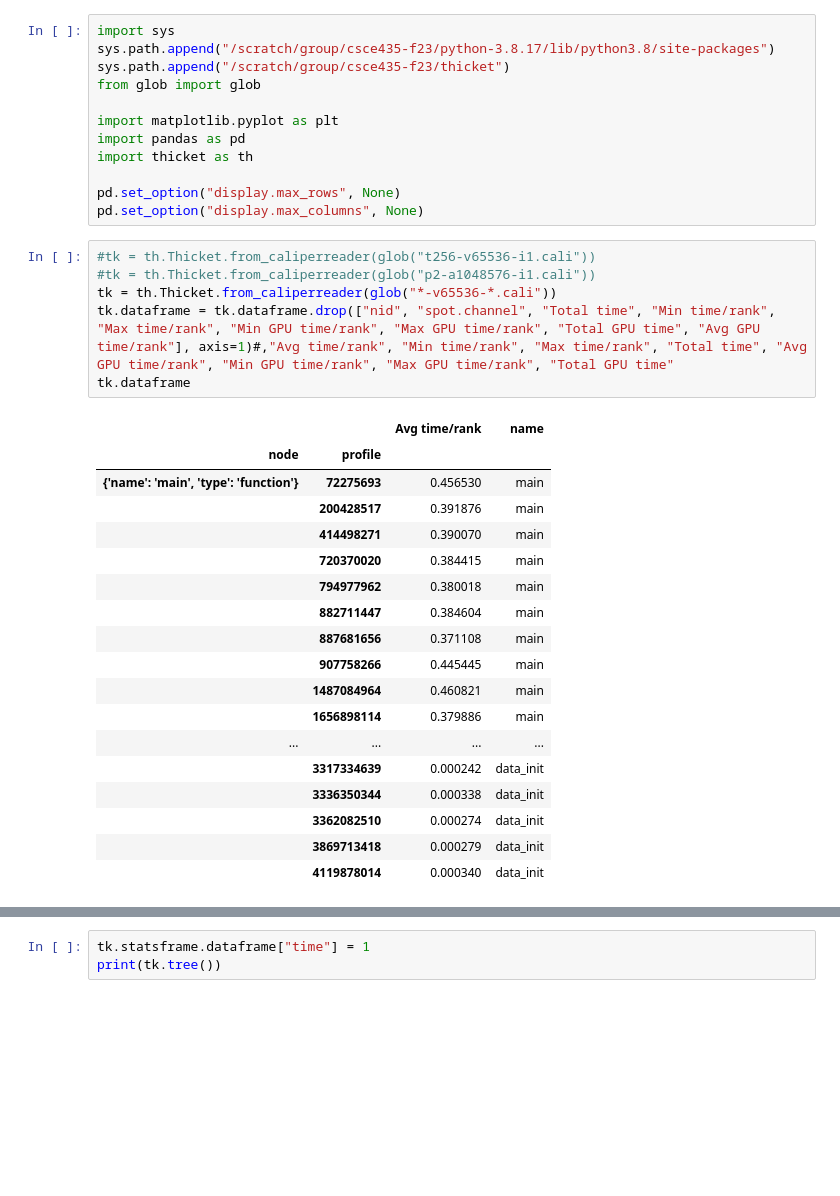
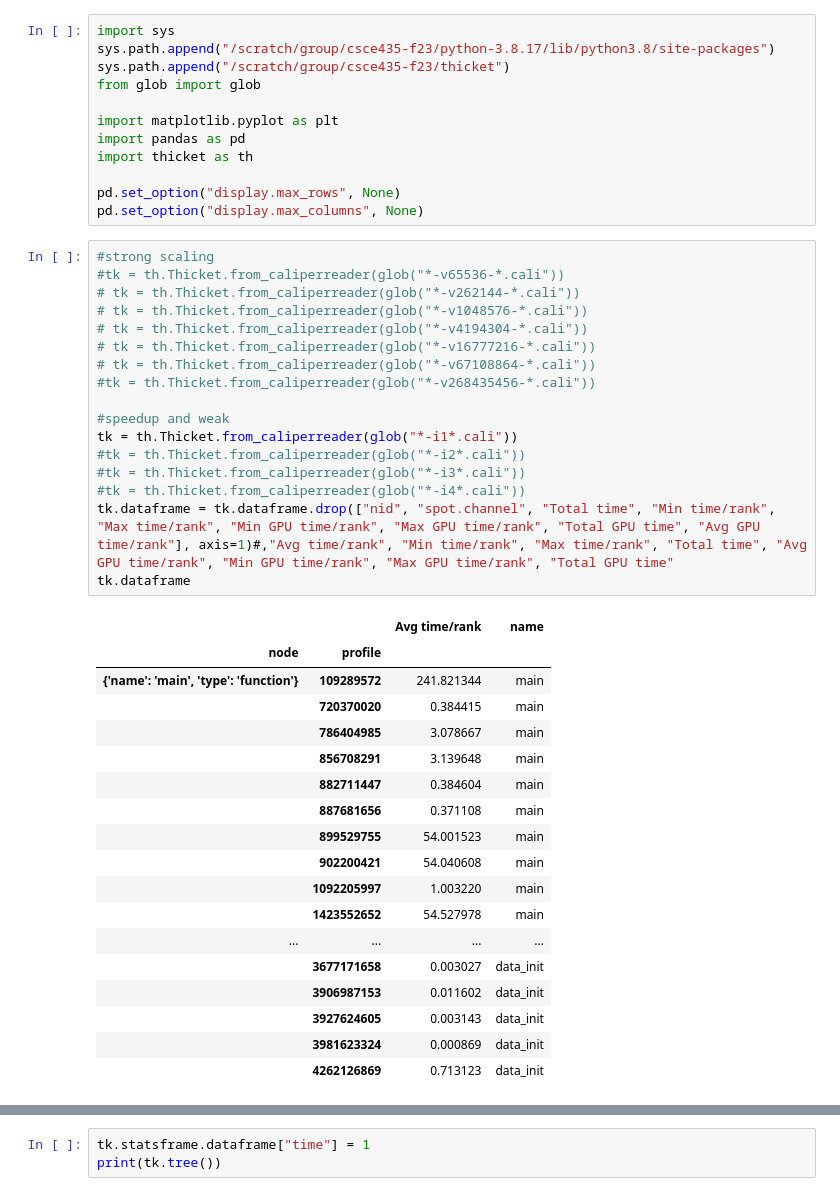
Before and after one commit to reaganreit/435Project, a Jupyter notebook: Builds/CUDA/radixCUDA.ipynb, the cells around one changed output, grey strips where cells are left out. Saved outputs shown, nothing was run; the diff lists cells and outputs as text; blank space fills up the shorter version.

```diff
--- a/Builds/CUDA/radixCUDA.ipynb
+++ b/Builds/CUDA/radixCUDA.ipynb
@@ -11,30 +11,41 @@ import thicket as th
 pd.set_option("display.max_rows", None)
 pd.set_option("display.max_columns", None)
 # %%
-#tk = th.Thicket.from_caliperreader(glob("t256-v65536-i1.cali"))
-#tk = th.Thicket.from_caliperreader(glob("p2-a1048576-i1.cali"))
-tk = th.Thicket.from_caliperreader(glob("*-v65536-*.cali"))
+#strong scaling
+#tk = th.Thicket.from_caliperreader(glob("*-v65536-*.cali"))
+# tk = th.Thicket.from_caliperreader(glob("*-v262144-*.cali"))
+# tk = th.Thicket.from_caliperreader(glob("*-v1048576-*.cali"))
+# tk = th.Thicket.from_caliperreader(glob("*-v4194304-*.cali"))
+# tk = th.Thicket.from_caliperreader(glob("*-v16777216-*.cali"))
+# tk = th.Thicket.from_caliperreader(glob("*-v67108864-*.cali"))
+#tk = th.Thicket.from_caliperreader(glob("*-v268435456-*.cali"))
+
+#speedup and weak
+tk = th.Thicket.from_caliperreader(glob("*-i1*.cali"))
+#tk = th.Thicket.from_caliperreader(glob("*-i2*.cali"))
+#tk = th.Thicket.from_caliperreader(glob("*-i3*.cali"))
+#tk = th.Thicket.from_caliperreader(glob("*-i4*.cali"))
 tk.dataframe = tk.dataframe.drop(["nid", "spot.channel", "Total time", "Min time/rank", "Max time/rank", "Min GPU time/rank", "Max GPU time/rank", "Total GPU time", "Avg GPU time/rank"], axis=1)#,"Avg time/rank", "Min time/rank", "Max time/rank", "Total time", "Avg GPU time/rank", "Min GPU time/rank", "Max GPU time/rank", "Total GPU time"
 tk.dataframe
 # %% [output]
 |  |  | Avg time/rank | name |
 | node | profile |  |  |
-| {'name': 'main', 'type': 'function'} | 72275693 | 0.456530 | main |
-|  | 200428517 | 0.391876 | main |
-|  | 414498271 | 0.390070 | main |
+| {'name': 'main', 'type': 'function'} | 109289572 | 241.821344 | main |
 |  | 720370020 | 0.384415 | main |
-|  | 794977962 | 0.380018 | main |
+|  | 786404985 | 3.078667 | main |
+|  | 856708291 | 3.139648 | main |
 |  | 882711447 | 0.384604 | main |
 |  | 887681656 | 0.371108 | main |
-|  | 907758266 | 0.445445 | main |
-|  | 1487084964 | 0.460821 | main |
-|  | 1656898114 | 0.379886 | main |
+|  | 899529755 | 54.001523 | main |
+|  | 902200421 | 54.040608 | main |
+|  | 1092205997 | 1.003220 | main |
+|  | 1423552652 | 54.527978 | main |
 | ... | ... | ... | ... |
-|  | 3317334639 | 0.000242 | data_init |
-|  | 3336350344 | 0.000338 | data_init |
-|  | 3362082510 | 0.000274 | data_init |
-|  | 3869713418 | 0.000279 | data_init |
-|  | 4119878014 | 0.000340 | data_init |
+|  | 3677171658 | 0.003027 | data_init |
+|  | 3906987153 | 0.011602 | data_init |
+|  | 3927624605 | 0.003143 | data_init |
+|  | 3981623324 | 0.000869 | data_init |
+|  | 4262126869 | 0.713123 | data_init |
 # %%
 tk.metadata
 #available_metrics = tk.statsframe.show_metric_columns()
```
Also changed, not shown: parts of 8 cells of this notebook.
